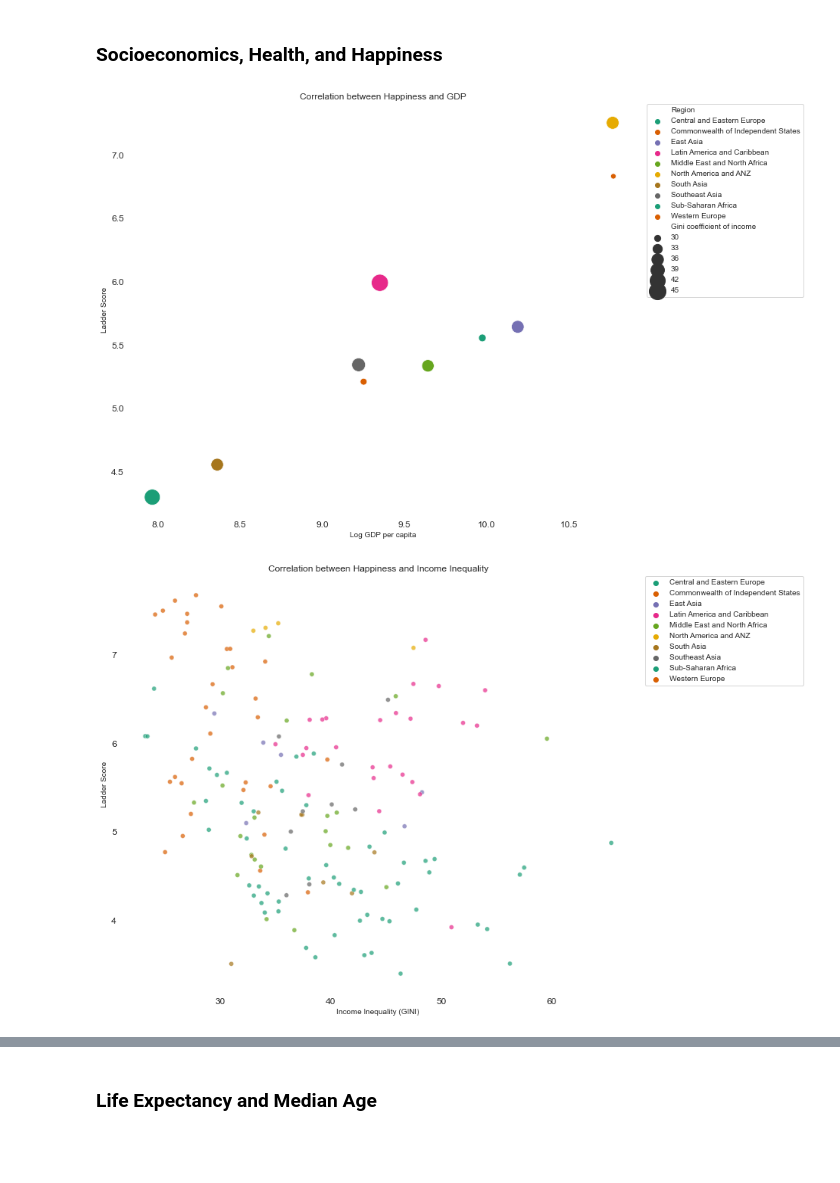
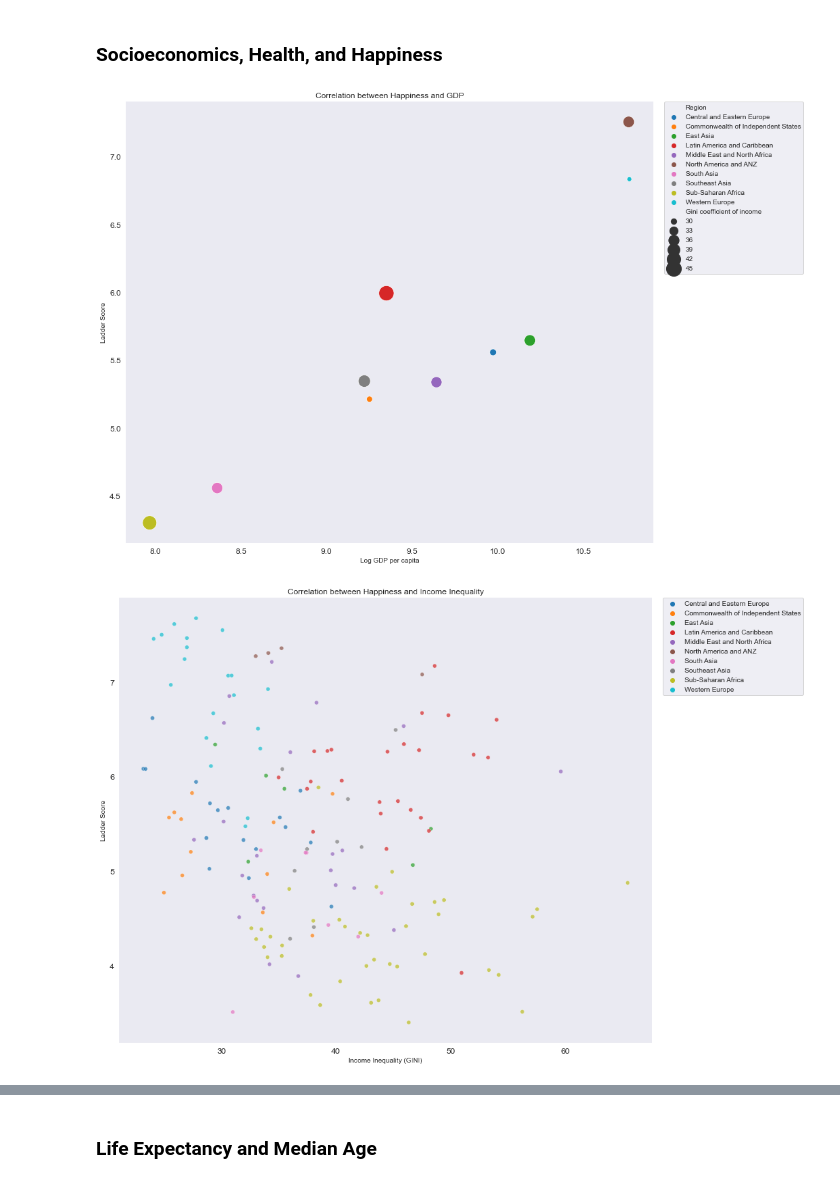
Before and after one commit to paul-trood/Portfolio-World_Happiness_Report, a Jupyter notebook: world_happiness.ipynb, the cells around one changed output, grey strips where cells are left out. Saved outputs shown, nothing was run; the diff lists cells and outputs as text; code cells hidden in the pictures; blank space fills up the shorter version.

```diff
--- a/world_happiness.ipynb
+++ b/world_happiness.ipynb
@@ -763,11 +763,12 @@ year_avg = full_report.groupby("Year").mean()
 year_median = full_report.groupby("Year").median()
 # %%
 # Triangle Correlation Heatmap
-plt.figure(figsize=(20, 10), dpi = 100)
+sns.set_style("white")
+plt.figure(figsize=(15, 10))
 mask = np.triu(np.ones_like(full_report.corr(), dtype=bool))
 
 heatmap = sns.heatmap(full_report.corr(), mask=mask, vmin=-1, vmax=1, annot=True, cmap='BrBG')
 heatmap.set_title('Triangle Correlation Heatmap', fontdict={'fontsize':18}, pad=16)
-plt.yticks(size=15)
+plt.yticks(size=12)
 plt.show()
 # %% [output]
@@ -1132,30 +1172,33 @@ Other noteworthy observations:
 # %% [markdown]
 ### Socioeconomics, Health, and Happiness
 # %%
+sns.set_style("dark")
+
 # GDP and ladder score correlation
-fig, ax = plt.subplots(figsize = (12,10))
-ax = sns.scatterplot(x="Log GDP per capita", y="Ladder Score", hue="Region", data=region_group, size="Gini coefficient of income", sizes=(50,500), palette = "Dark2")
+
+fig, ax = plt.subplots(figsize = (14,12))
+ax = sns.scatterplot(x="Log GDP per capita", y="Ladder Score", hue="Region", data=region_group, size="Gini coefficient of income", sizes=(50,500), palette = "tab10")
 plt.title("Correlation between Happiness and GDP")
 plt.legend(bbox_to_anchor=(1.02, 1), loc='upper left', borderaxespad=0)
 plt.gca().spines[["top", "bottom", "left", "right"]].set_visible(False)
 plt.xticks(size = 12)
 plt.yticks(size = 12)
 plt.show()
 
 # Multi index dataframe grouped by region and country
 country_region = full_report.groupby(["Region","Country"]).mean()
 
 # Income inequality and ladder score correlation
-fig, ax = plt.subplots(figsize = (12,10))
-ax = sns.scatterplot(x="Gini coefficient of income", y="Ladder Score", hue="Region", data=country_region, sizes=(50,500), alpha = 0.7, palette = "Dark2")
+fig, ax = plt.subplots(figsize = (14,12))
+ax = sns.scatterplot(x="Gini coefficient of income", y="Ladder Score", hue="Region", data=country_region, sizes=(50,500), alpha = 0.7, palette = "tab10")
 plt.gca().spines[["top", "bottom", "left", "right"]].set_visible(False)
 plt.title("Correlation between Happiness and Income Inequality")
 plt.xlabel("Income Inequality (GINI)")
 plt.xticks(size = 12)
 plt.yticks(size = 12)
 plt.legend(bbox_to_anchor=(1.02, 1), loc='upper left', borderaxespad=0)
 plt.show()
 # %% [output]
-[figure, old version]
+[figure, new version]
-[figure, old version]
+[figure, new version]
 # %% [markdown]
```
Also changed, not shown: parts of 26 cells of this notebook.
